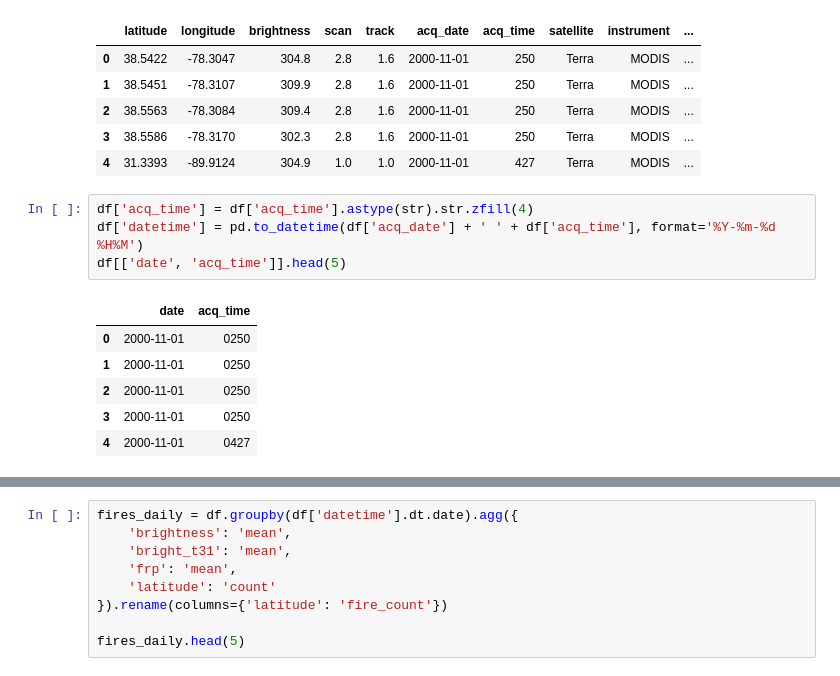
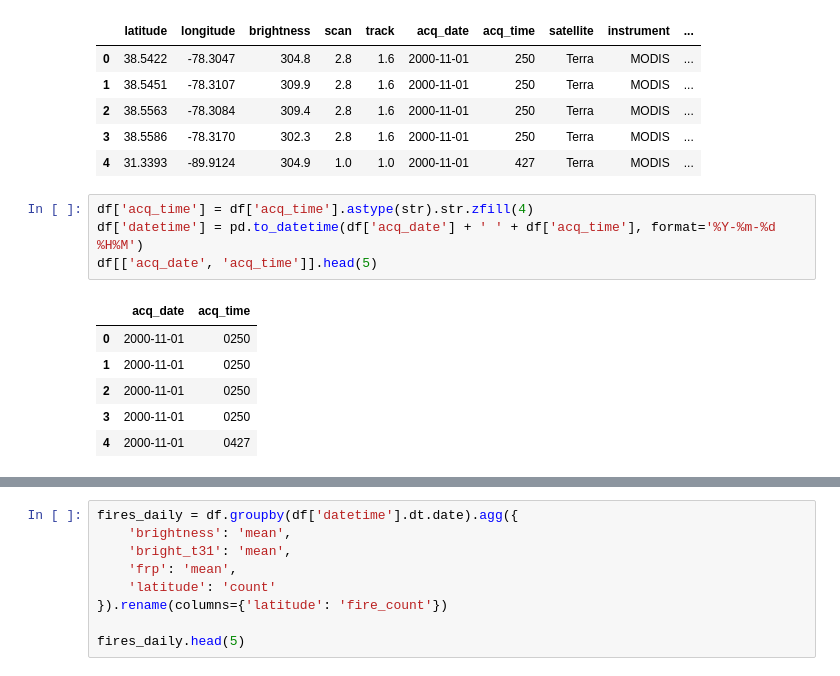
Before and after one commit to livvyaaa/cs5131proj, a Jupyter notebook: firms_lstm.ipynb, the cells around one changed output, grey strips where cells are left out. Saved outputs shown, nothing was run; the diff lists cells and outputs as text.

```diff
--- a/firms_lstm.ipynb
+++ b/firms_lstm.ipynb
@@ -118,9 +51,9 @@ df.head(5)
 # %%
 df['acq_time'] = df['acq_time'].astype(str).str.zfill(4)
 df['datetime'] = pd.to_datetime(df['acq_date'] + ' ' + df['acq_time'], format='%Y-%m-%d %H%M')
-df[['date', 'acq_time']].head(5)
+df[['acq_date', 'acq_time']].head(5)
 # %% [output]
-|  | date | acq_time |
+|  | acq_date | acq_time |
 | 0 | 2000-11-01 | 0250 |
 | 1 | 2000-11-01 | 0250 |
 | 2 | 2000-11-01 | 0250 |
```
Also changed, not shown: parts of 12 cells of this notebook, 1 other file.
